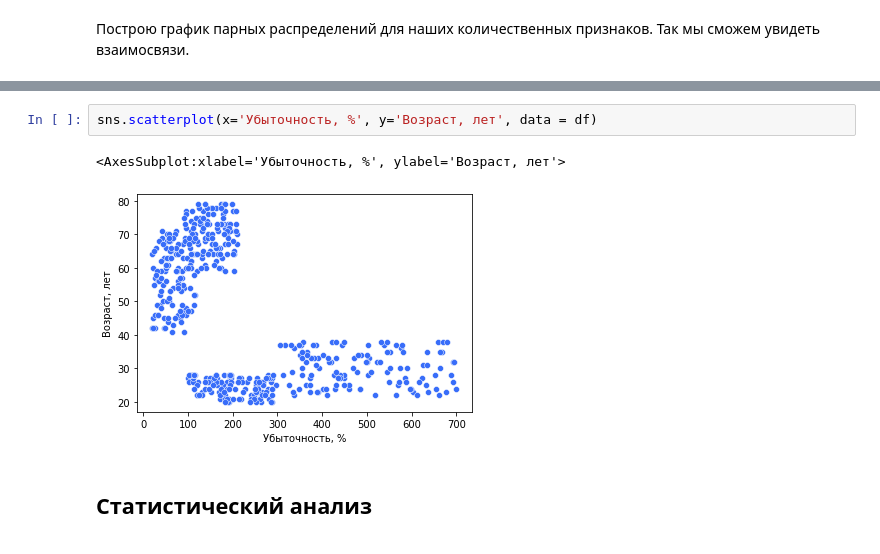
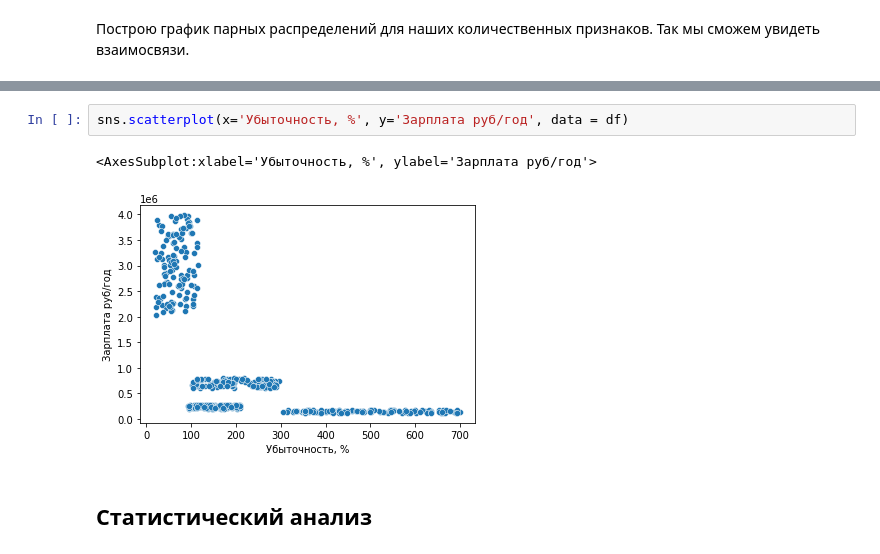
Before and after one commit to Malinariy/clustering_task, a Jupyter notebook: EDA.ipynb, the cells around one changed output, grey strips where cells are left out. Drawn from its saved outputs; the diff is of its cells as text.

```diff
--- a/EDA.ipynb
+++ b/EDA.ipynb
@@ -222,8 +222,8 @@ sns.pairplot(df)
 # %%
-sns.scatterplot(x='Убыточность, %', y='Возраст, лет', data = df)
+sns.scatterplot(x='Убыточность, %', y='Зарплата руб/год', data = df)
 # %% [output]
-<AxesSubplot:xlabel='Убыточность, %', ylabel='Возраст, лет'>
+<AxesSubplot:xlabel='Убыточность, %', ylabel='Зарплата руб/год'>
-[figure, old version]
+[figure, new version]
 # %% [markdown]
 ## Статистический анализ
 # %% [markdown]
```
Also changed, not shown: parts of 7 cells of this notebook, 1 other file.
